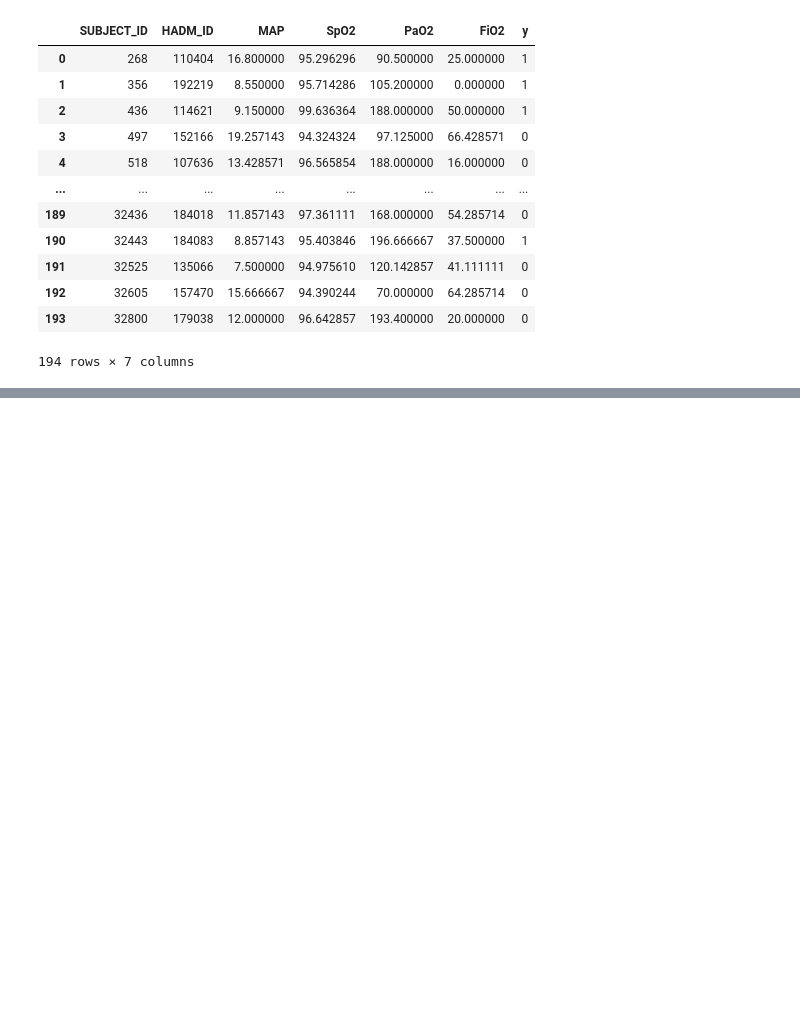
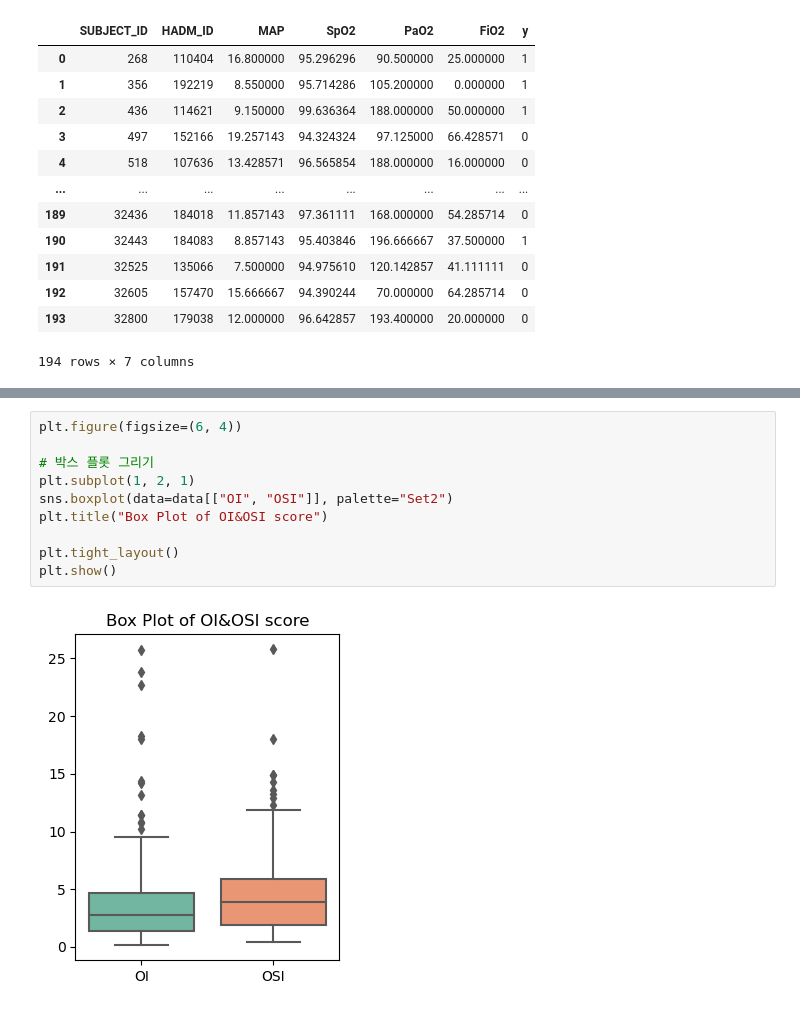
Before and after one commit to NohJangHyun/MIMIC-III-mortality-prediction, a Jupyter notebook: Baseline Score/re-extract OI&OSI.ipynb, the cells around one changed output, grey strips where cells are left out. Saved outputs shown, nothing was run; the diff lists cells and outputs as text; blank space fills up the shorter version.

Commit message:
OI&OSI re-extract + Visualization +  baseline cut code

```diff
--- a/Baseline Score/re-extract OI&OSI.ipynb
+++ b/Baseline Score/re-extract OI&OSI.ipynb
@@ -306,0 +321,12 @@ OSI 열의 표준편차: 3.7636555759600663
+# %%
+plt.figure(figsize=(6, 4))
+
+# 박스 플롯 그리기
+plt.subplot(1, 2, 1)
+sns.boxplot(data=data[["OI", "OSI"]], palette="Set2")
+plt.title("Box Plot of OI&OSI score")
+
+plt.tight_layout()
+plt.show()
+# %% [output]
+[figure, added]
```
Also changed, not shown: parts of 26 cells of this notebook.
